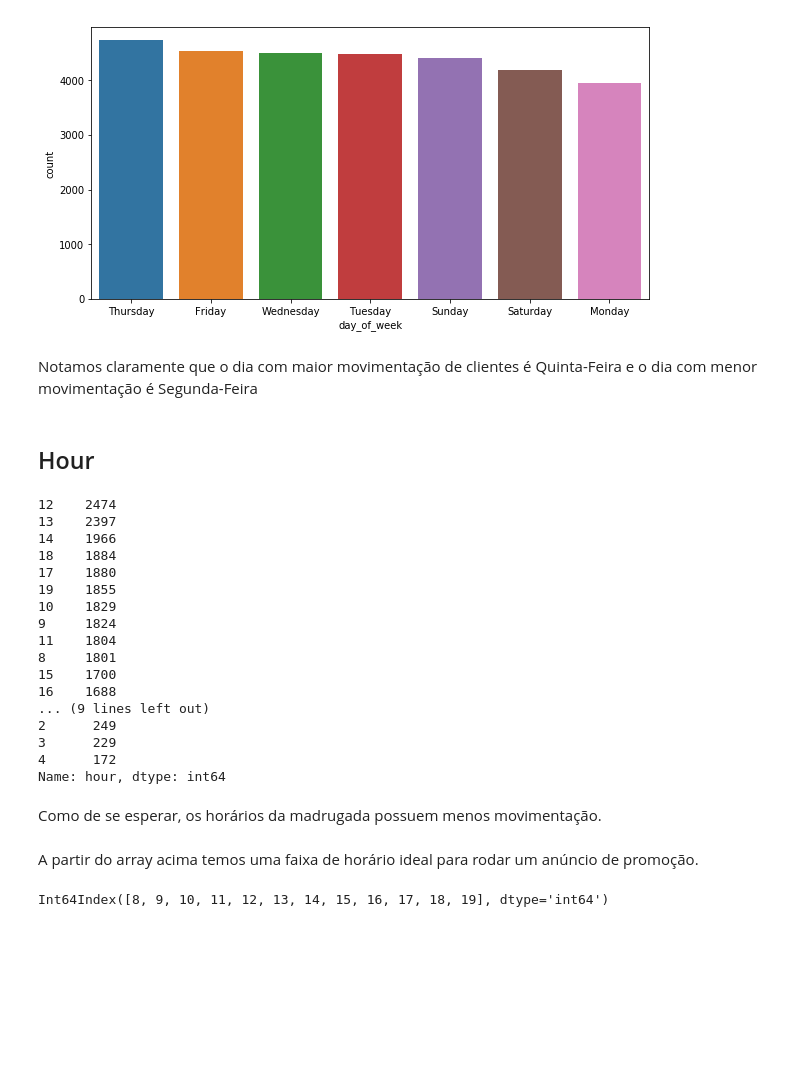
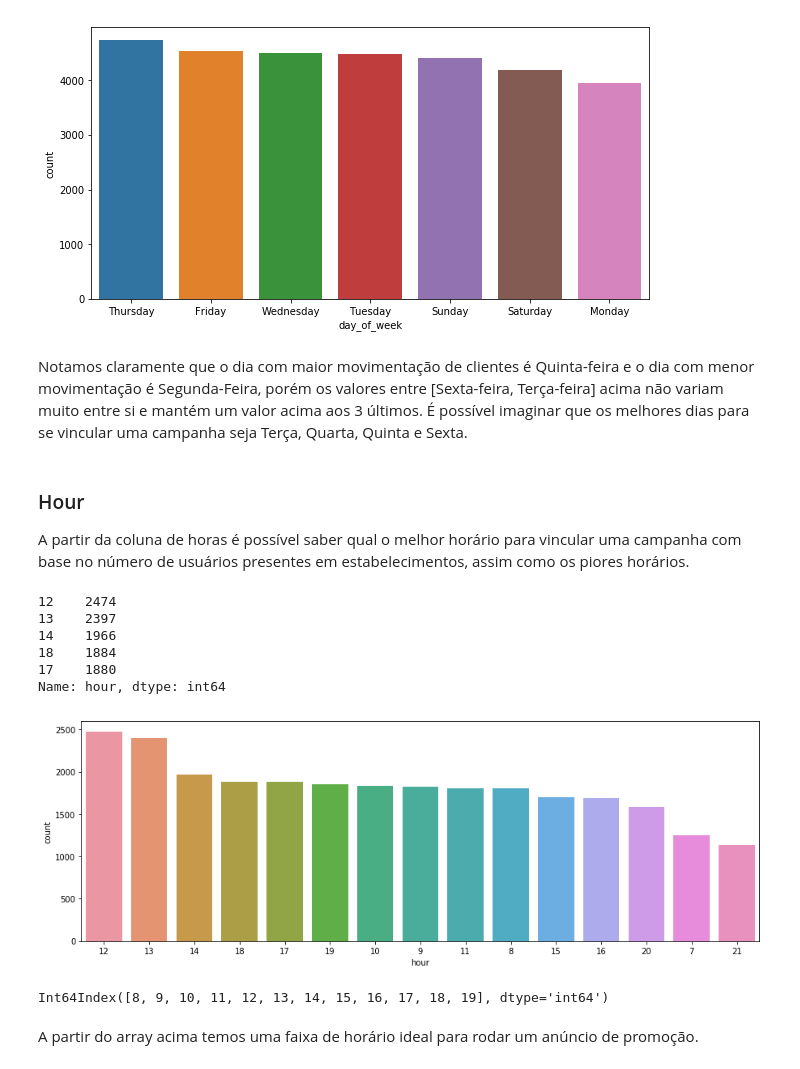
Before and after one commit to jvsn19/analise_varejo, a Jupyter notebook: Projeto.ipynb, the cells around one changed output. Saved outputs shown, nothing was run; the diff lists cells and outputs as text; code cells hidden in the pictures; blank space fills up the shorter version.

```diff
--- a/Projeto.ipynb
+++ b/Projeto.ipynb
@@ -120,37 +118,30 @@ plt.show()
 # %% [output]
 [figure]
 # %% [markdown]
-<p>Notamos claramente que o dia com maior movimentação de clientes é Quinta-Feira e o dia com menor movimentação é Segunda-Feira</p>
+<p>Notamos claramente que o dia com maior movimentação de clientes é Quinta-feira e o dia com menor movimentação é Segunda-Feira, porém os valores entre [Sexta-feira, Terça-feira] acima não variam muito entre si e mantém um valor acima aos 3 últimos. É possível imaginar que os melhores dias para se vincular uma campanha seja Terça, Quarta, Quinta e Sexta.</p>
-# %% [markdown]
-<h2>Hour</h2>
+# %% [markdown]
+<h3>Hour</h3>
+<p>A partir da coluna de horas é possível saber qual o melhor horário para vincular uma campanha com base no número de usuários presentes em estabelecimentos, assim como os piores horários.</p>
 # %%
-# Contagem das horas
 hour_count = dataset['hour'].value_counts()
-hour_count
+hour_count[:5]
 # %% [output]
 12    2474
 13    2397
 14    1966
 18    1884
 17    1880
-19    1855
-10    1829
-9     1824
-11    1804
-8     1801
-15    1700
-16    1688
-... (9 lines left out)
-2      249
-3      229
-4      172
 Name: hour, dtype: int64
-# %% [markdown]
-<p>Como de se esperar, os horários da madrugada possuem menos movimentação.</p>
+# %%
+plt.figure(figsize=(15,5))
+sns.countplot(data = dataset, x = 'hour', order=dataset['hour'].value_counts()[:15].index)
+plt.show()
+# %% [output]
+[figure, added]
+# %%
+# Quais são as horas cuja sua contagem é superior a mediana das contagens
+hour_count[hour_count > hour_count.median()].keys().sort_values()
+# %% [output]
+Int64Index([8, 9, 10, 11, 12, 13, 14, 15, 16, 17, 18, 19], dtype='int64')
 # %% [markdown]
 <p>A partir do array acima temos uma faixa de horário ideal para rodar um anúncio de promoção.</p>
-# %%
-# Quais são as horas cuja sua contagem é superior a mediana das contagens
-hour_count[hour_count > hour_count.median()].keys().sort_values()
-# %% [output]
-Int64Index([8, 9, 10, 11, 12, 13, 14, 15, 16, 17, 18, 19], dtype='int64')
```
Also changed, not shown: parts of 14 cells of this notebook.
